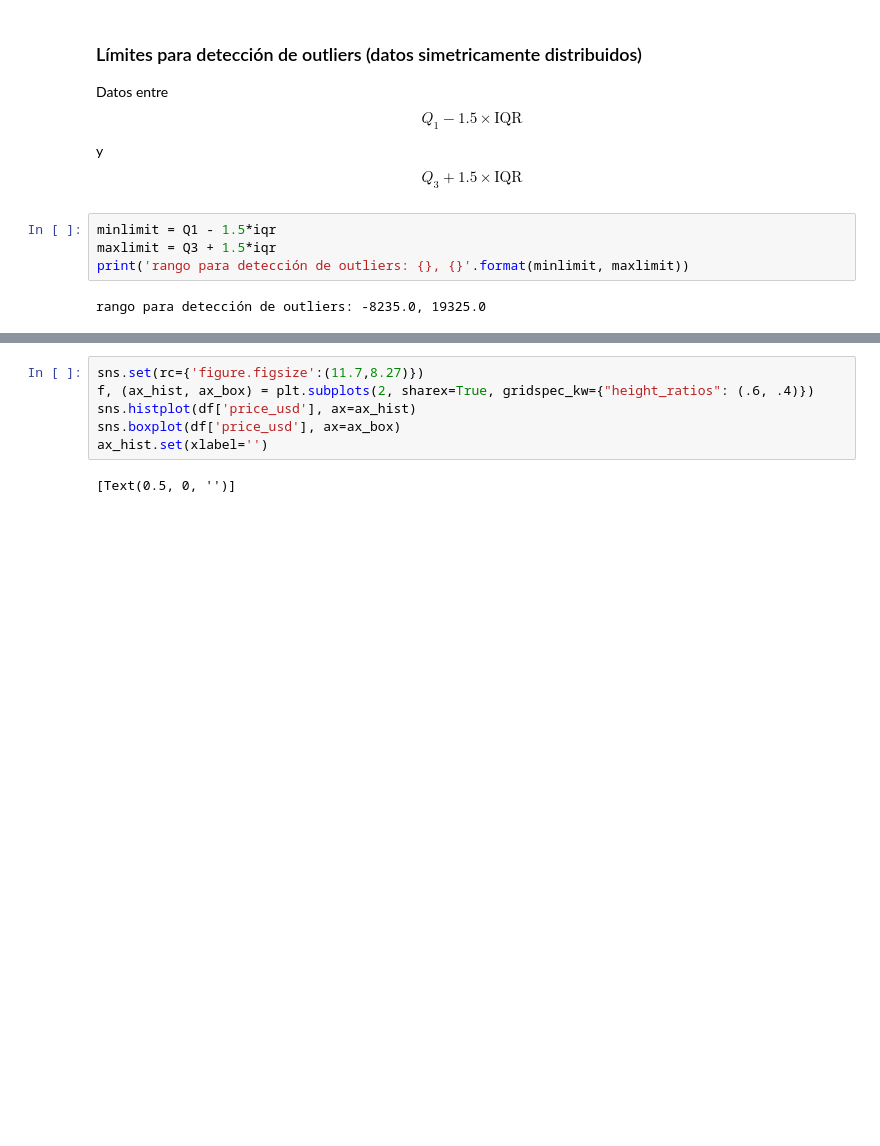
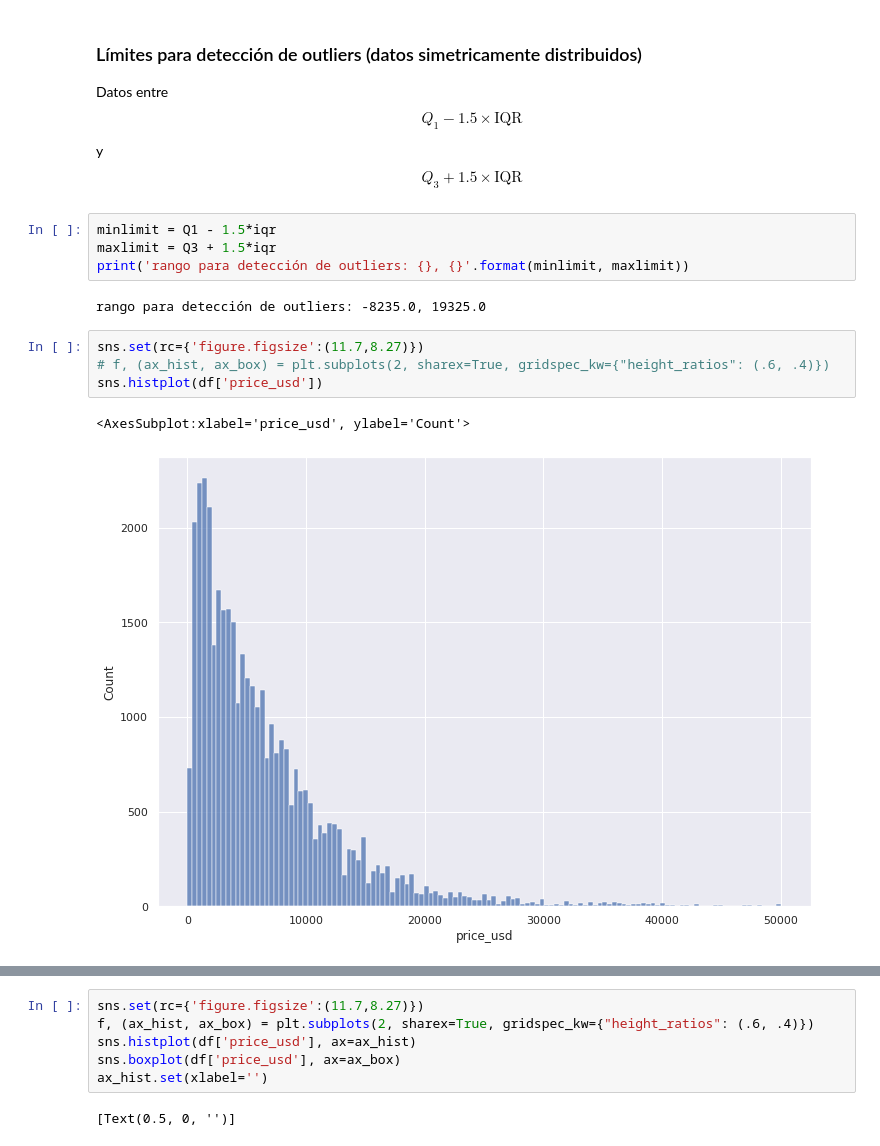
Before and after one commit to LuisReyes98/platzi-estadistica-data-science-ejercicio, a Jupyter notebook: [clase-10]medidas-dispersion.ipynb, the cells around one changed output, grey strips where cells are left out. Drawn from its saved outputs; the diff is of its cells as text; blank space fills up the shorter version.

```diff
--- a/[clase-10]medidas-dispersion.ipynb
+++ b/[clase-10]medidas-dispersion.ipynb
@@ -44,3 +127,10 @@ maxlimit = Q3 + 1.5*iqr
 print('rango para detección de outliers: {}, {}'.format(minlimit, maxlimit))
 # %% [output]
 rango para detección de outliers: -8235.0, 19325.0
+# %%
+sns.set(rc={'figure.figsize':(11.7,8.27)})
+# f, (ax_hist, ax_box) = plt.subplots(2, sharex=True, gridspec_kw={"height_ratios": (.6, .4)})
+sns.histplot(df['price_usd'])
+# %% [output]
+<AxesSubplot:xlabel='price_usd', ylabel='Count'>
+[figure, added]
```
Also changed, not shown: parts of 9 cells of this notebook, 2 other files.
